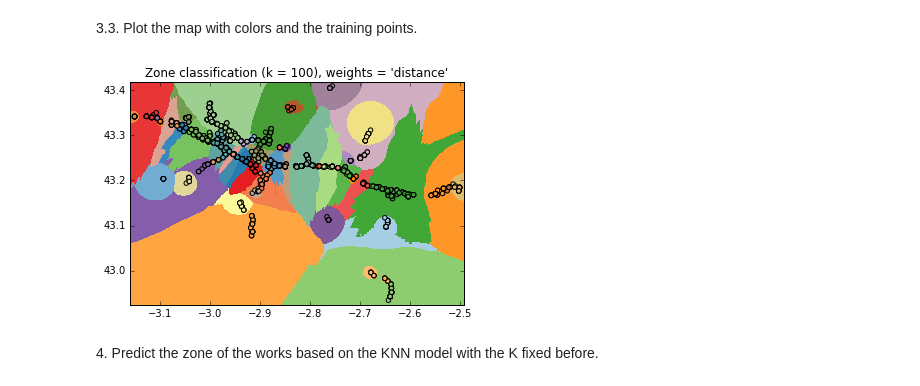
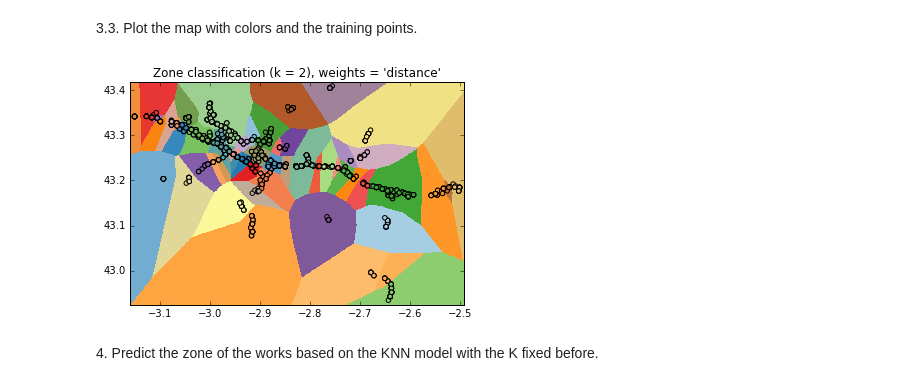
Before and after one commit to PabloLeon23/Aprendizaje-automatico, a Jupyter notebook: Sesion5/KNN-works.ipynb, the cells around one changed output. Saved outputs shown, nothing was run; the diff lists cells and outputs as text; code cells hidden in the pictures.

Commit message:
Add figure and solve some errors

```diff
--- a/Sesion5/KNN-works.ipynb
+++ b/Sesion5/KNN-works.ipynb
@@ -61,7 +61,7 @@ cmap = ListedColormap(plt.cm.Paired(np.linspace(0, 1, len(np.unique(Z)))))
 # %% [markdown]
 <p style="font-family:courier;">3.2. We create a matrix of coordinates and assig each element of the matrix to one zone with the KNN algorithm and the K parameter calculated before.</p>
 # %%
-clf = neighbors.KNeighborsClassifier(100, weights = 'distance')
+clf = neighbors.KNeighborsClassifier(2, weights = 'distance')
 clf.fit(df[['latitud', 'longitud']], df['zona'])
 
 lat_min, lat_max = df['latitud'].min() - 0.01, df['latitud'].max() + 0.01
@@ -77,14 +77,14 @@ Z = Z.reshape(lats.shape)
 # %%
 plt.figure()
 plt.pcolormesh(lons, lats, Z, cmap = cmap)
 plt.scatter(df['longitud'], df['latitud'], c=df['zona'], cmap = cmap)
 plt.xlim(lons.min(), lons.max())
 plt.ylim(lats.min(), lats.max())
-plt.title("Zone classification (k = %d), weights = 'distance'" % (100))
+plt.title("Zone classification (k = %d), weights = 'distance'" % (2))
 
 plt.show()
 # %% [output]
-[figure, old version]
+[figure, new version]
 # %% [markdown]
 <p style="font-family:courier;">4. Predict the zone of the works based on the KNN model with the K fixed before.</p>
 # %%
```
Also changed, not shown: parts of 1 cell of this notebook, 2 other files.
